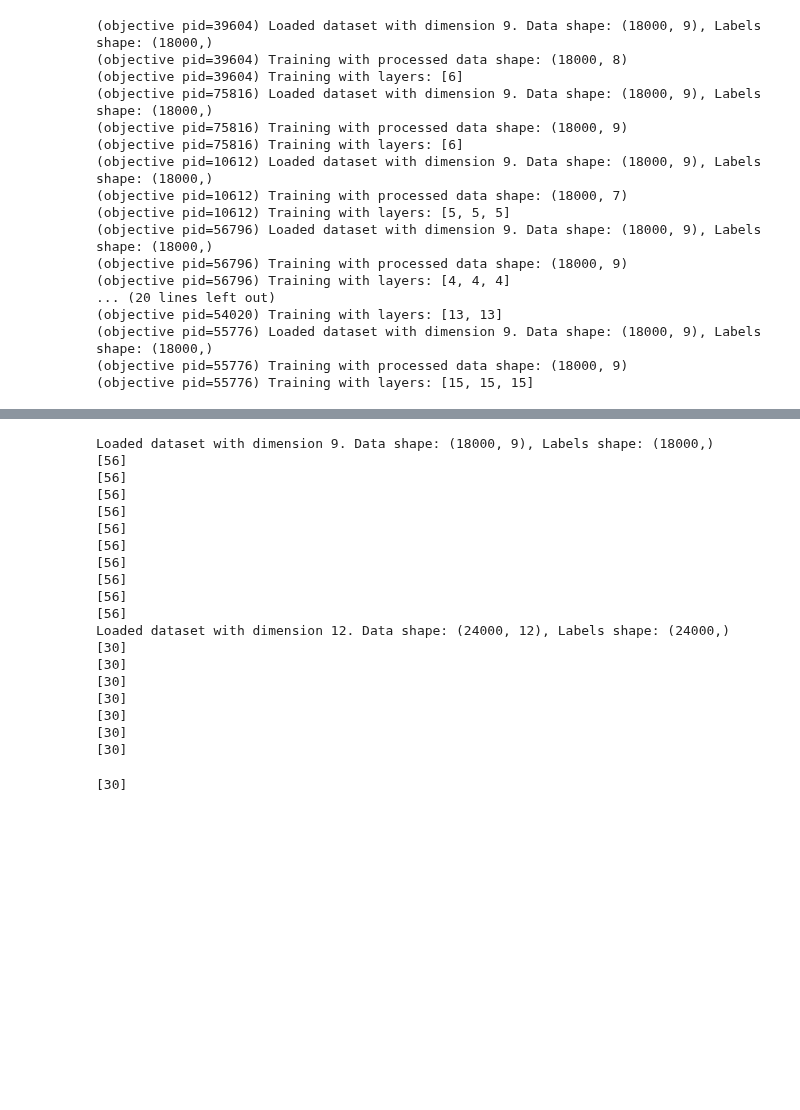
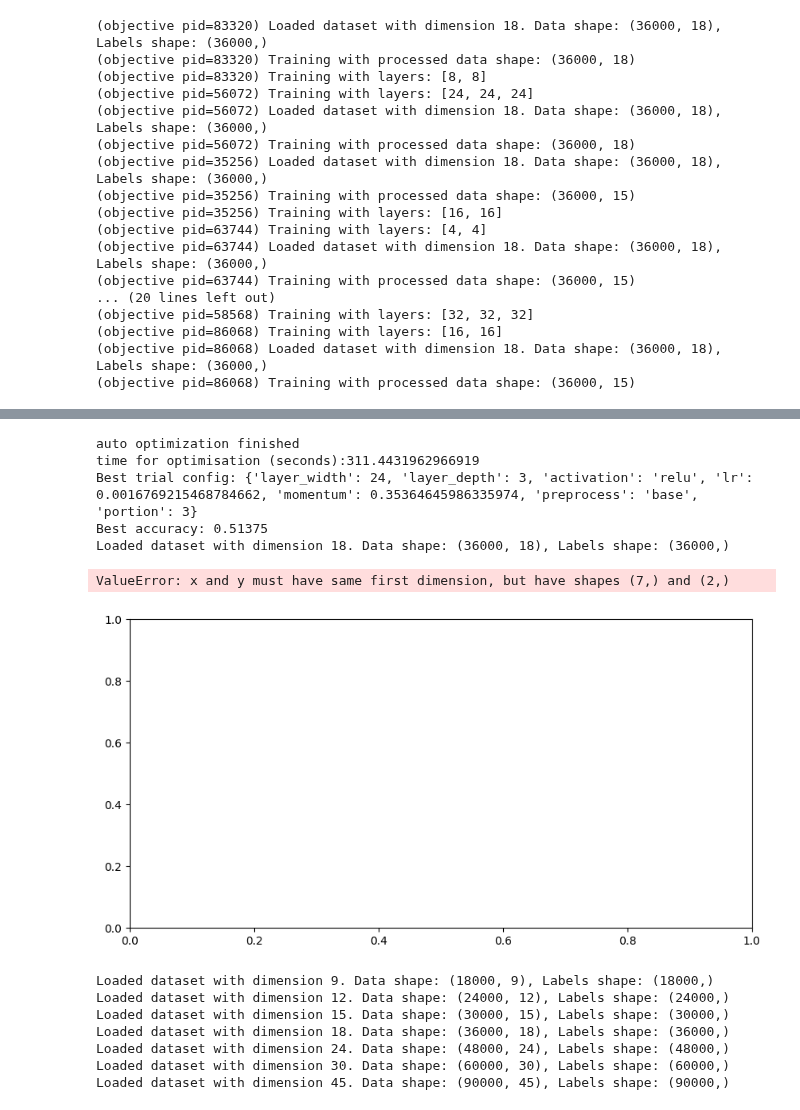
Before and after one commit to Daniel4078/COMP70015-MML-coursework, a Jupyter notebook: SimpleNeuralNetwork.ipynb, the cells around one changed output, grey strips where cells are left out. Drawn from its saved outputs; the diff is of its cells as text; code cells hidden in the pictures; blank space fills up the shorter version.

```diff
--- a/SimpleNeuralNetwork.ipynb
+++ b/SimpleNeuralNetwork.ipynb
@@ -65,9 +65,9 @@ from sklearn.preprocessing import StandardScaler
 from sklearn.model_selection import train_test_split
 
 cs = {
-    "layer_width": tune.choice([4, 6, 8, 12, 16, 24, 32]),
-    "layer_depth": tune.randint(1, 5),
-    "activation": tune.choice(['relu','tanh','logistic']),
+    "layer_width": tune.choice([4, 8, 16, 24, 32]),
+    "layer_depth": tune.randint(2, 4),
+    "activation": tune.choice(['relu','tanh']),
     "lr": tune.loguniform(1e-4, 1e-2), "momentum": tune.uniform(0.1, 0.9),
     "preprocess": tune.choice(['base','reduced_highest','reduced_lowest']),
     "portion": tune.choice([3, 4, 5])
@@ -158,7 +158,7 @@ import json
 dimensions = [9, 12, 15, 18, 24, 30, 45]
 accuracies = []
 
-for dim in dimensions:
+for dim in [15, 18]:
     best = search(dim)
     with open(f"./results/best_config_dim{dim}.json", "w") as f:
         json.dump(best, f)
@@ -191,20 +191,20 @@ plt.grid(True)
 plt.show()
 # %% [output]
 [interactive output not drawn]
-(objective pid=39604) Loaded dataset with dimension 9. Data shape: (18000, 9), Labels shape: (18000,)
-(objective pid=39604) Training with processed data shape: (18000, 8)
-(objective pid=39604) Training with layers: [6]
-(objective pid=75816) Loaded dataset with dimension 9. Data shape: (18000, 9), Labels shape: (18000,)
-(objective pid=75816) Training with processed data shape: (18000, 9)
-(objective pid=75816) Training with layers: [6]
-(objective pid=10612) Loaded dataset with dimension 9. Data shape: (18000, 9), Labels shape: (18000,)
-(objective pid=10612) Training with processed data shape: (18000, 7)
-(objective pid=10612) Training with layers: [5, 5, 5]
-(objective pid=56796) Loaded dataset with dimension 9. Data shape: (18000, 9), Labels shape: (18000,)
-(objective pid=56796) Training with processed data shape: (18000, 9)
-(objective pid=56796) Training with layers: [4, 4, 4]
+(objective pid=83320) Loaded dataset with dimension 18. Data shape: (36000, 18), Labels shape: (36000,)
+(objective pid=83320) Training with processed data shape: (36000, 18)
+(objective pid=83320) Training with layers: [8, 8]
+(objective pid=56072) Training with layers: [24, 24, 24]
+(objective pid=56072) Loaded dataset with dimension 18. Data shape: (36000, 18), Labels shape: (36000,)
+(objective pid=56072) Training with processed data shape: (36000, 18)
+(objective pid=35256) Loaded dataset with dimension 18. Data shape: (36000, 18), Labels shape: (36000,)
+(objective pid=35256) Training with processed data shape: (36000, 15)
+(objective pid=35256) Training with layers: [16, 16]
+(objective pid=63744) Training with layers: [4, 4]
+(objective pid=63744) Loaded dataset with dimension 18. Data shape: (36000, 18), Labels shape: (36000,)
+(objective pid=63744) Training with processed data shape: (36000, 15)
 ... (20 lines left out)
-(objective pid=54020) Training with layers: [13, 13]
-(objective pid=55776) Loaded dataset with dimension 9. Data shape: (18000, 9), Labels shape: (18000,)
-(objective pid=55776) Training with processed data shape: (18000, 9)
-(objective pid=55776) Training with layers: [15, 15, 15]
+(objective pid=58568) Training with layers: [32, 32, 32]
+(objective pid=86068) Training with layers: [16, 16]
+(objective pid=86068) Loaded dataset with dimension 18. Data shape: (36000, 18), Labels shape: (36000,)
+(objective pid=86068) Training with processed data shape: (36000, 15)
@@ -211,3 +215,10 @@ plt.show()
+auto optimization finished
+time for optimisation (seconds):311.4431962966919
+Best trial config: {'layer_width': 24, 'layer_depth': 3, 'activation': 'relu', 'lr': 0.0016769215468784662, 'momentum': 0.35364645986335974, 'preprocess': 'base', 'portion': 3}
+Best accuracy: 0.51375
+Loaded dataset with dimension 18. Data shape: (36000, 18), Labels shape: (36000,)
+ValueError: x and y must have same first dimension, but have shapes (7,) and (2,)
+[figure, added]
 # %%
 
 means = []
@@ -232,7 +243,7 @@ for dim in dimensions:
         scaler = sc.fit(X_train)
         trainX_scaled = scaler.transform(X_train)
         testX_scaled = scaler.transform(X_test)
-        layers = [[best["layer_width"]]*best["layer_depth"]]
+        layers = [best["layer_width"]]*best["layer_depth"]
         model = MLPClassifier(hidden_layer_sizes=layers, max_iter=1000, activation=best["activation"],learning_rate_init=best["lr"], momentum=best["momentum"])
         model.fit(trainX_scaled, y_train)
         accuracy = model.score(testX_scaled, y_test)
@@ -242,22 +253,9 @@ for dim in dimensions:
     std_devs.append(np.std(accuracies))
 # %% [output]
 Loaded dataset with dimension 9. Data shape: (18000, 9), Labels shape: (18000,)
-[56]
-[56]
-[56]
-[56]
-[56]
-[56]
-[56]
-[56]
-[56]
-[56]
 Loaded dataset with dimension 12. Data shape: (24000, 12), Labels shape: (24000,)
-[30]
-[30]
-[30]
-[30]
-[30]
-[30]
-[30]
+Loaded dataset with dimension 15. Data shape: (30000, 15), Labels shape: (30000,)
+Loaded dataset with dimension 18. Data shape: (36000, 18), Labels shape: (36000,)
+Loaded dataset with dimension 24. Data shape: (48000, 24), Labels shape: (48000,)
+Loaded dataset with dimension 30. Data shape: (60000, 30), Labels shape: (60000,)
+Loaded dataset with dimension 45. Data shape: (90000, 45), Labels shape: (90000,)
-[30]
```
Also changed, not shown: parts of 5 cells of this notebook, 8 other files.
